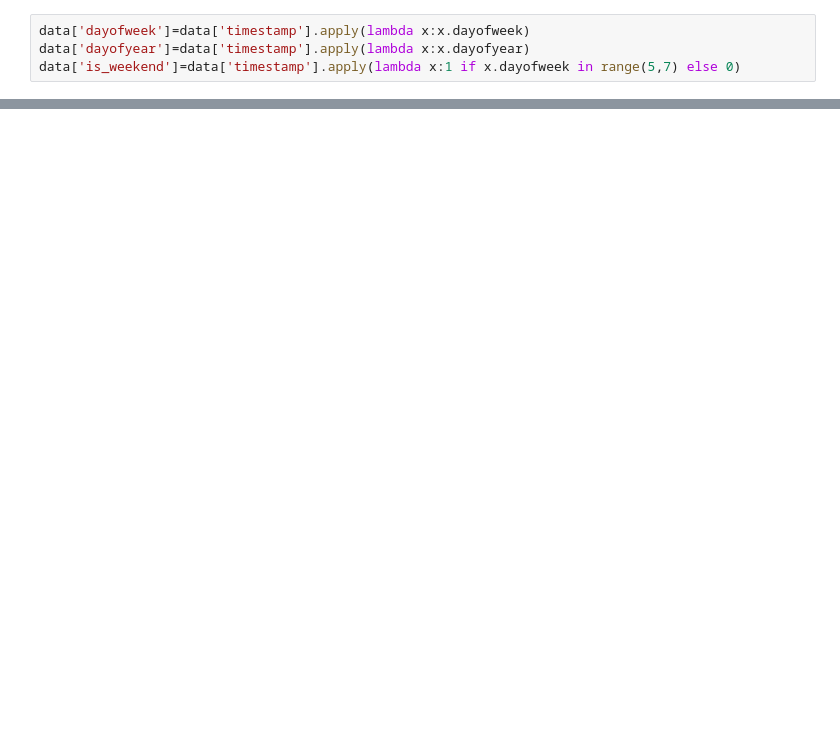
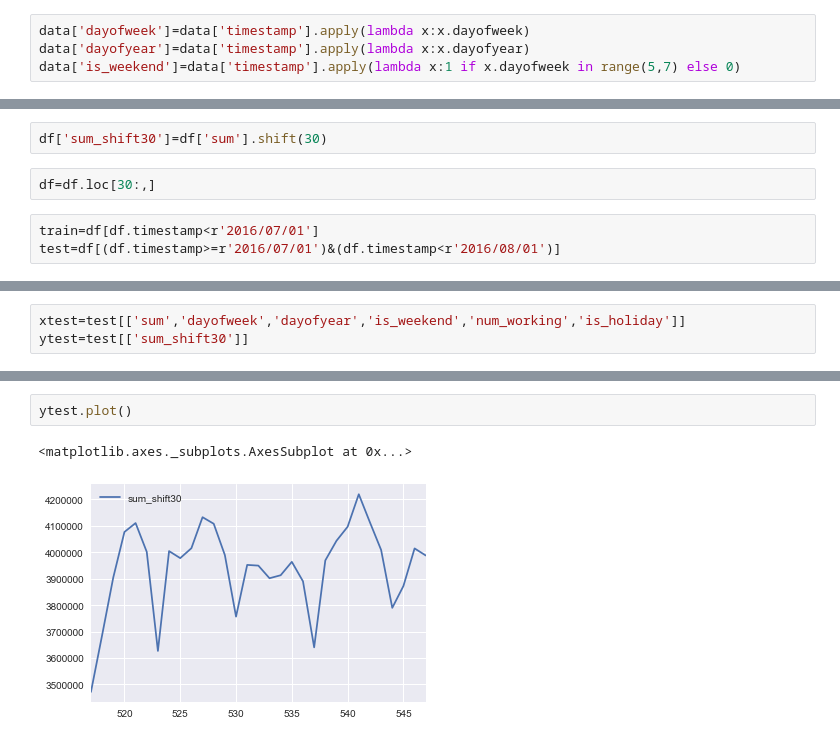
Before and after one commit to imageliu/tianchi_power, a Jupyter notebook: measure2.ipynb, the cells around one changed output, grey strips where cells are left out. Saved outputs shown, nothing was run; the diff lists cells and outputs as text; blank space fills up the shorter version.

```diff
--- a/measure2.ipynb
+++ b/measure2.ipynb
@@ -50,0 +50,7 @@ data.set_index('timestamp')['sum'].plot(figsize=[18,8])
+# %%
+df['sum_shift30']=df['sum'].shift(30)
+# %%
+df=df.loc[30:,]
+# %%
+train=df[df.timestamp<r'2016/07/01']
+test=df[(df.timestamp>=r'2016/07/01')&(df.timestamp<r'2016/08/01')]
@@ -50,0 +60,3 @@ data.set_index('timestamp')['sum'].plot(figsize=[18,8])
+# %%
+xtest=test[['sum','dayofweek','dayofyear','is_weekend','num_working','is_holiday']]
+ytest=test[['sum_shift30']]
@@ -50,0 +89,5 @@ data.set_index('timestamp')['sum'].plot(figsize=[18,8])
+# %%
+ytest.plot()
+# %% [output]
+<matplotlib.axes._subplots.AxesSubplot at 0x...>
+[figure, added]
```
Also changed, not shown: parts of 14 cells of this notebook.
